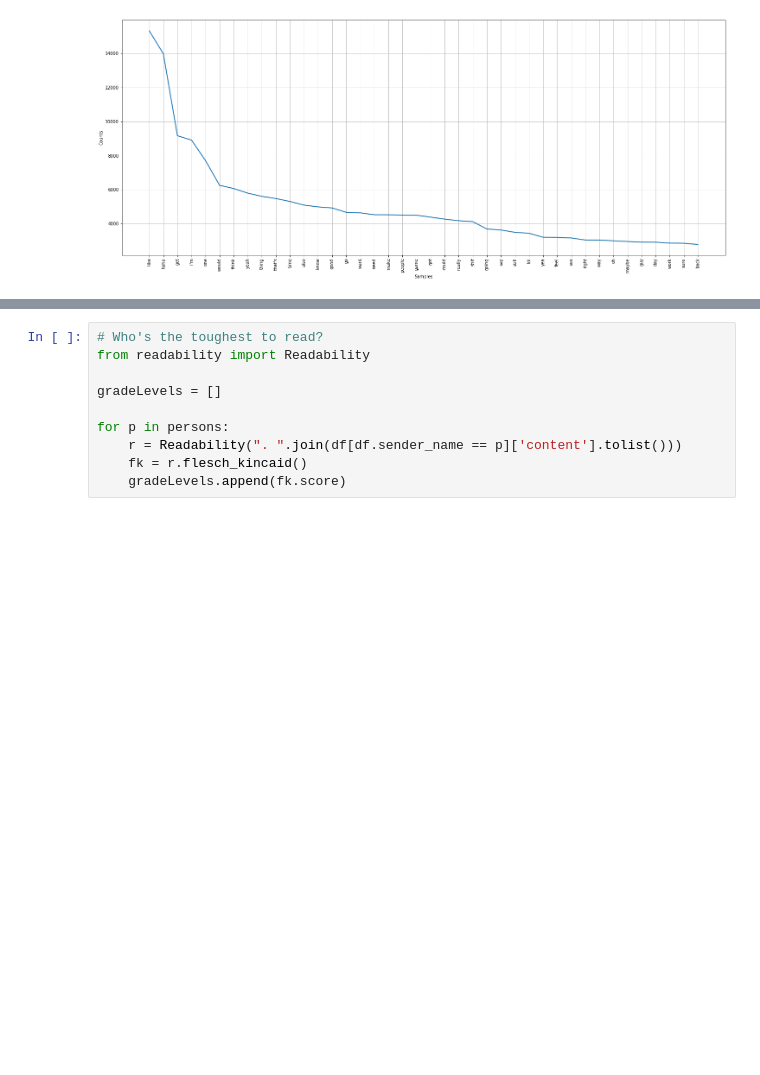
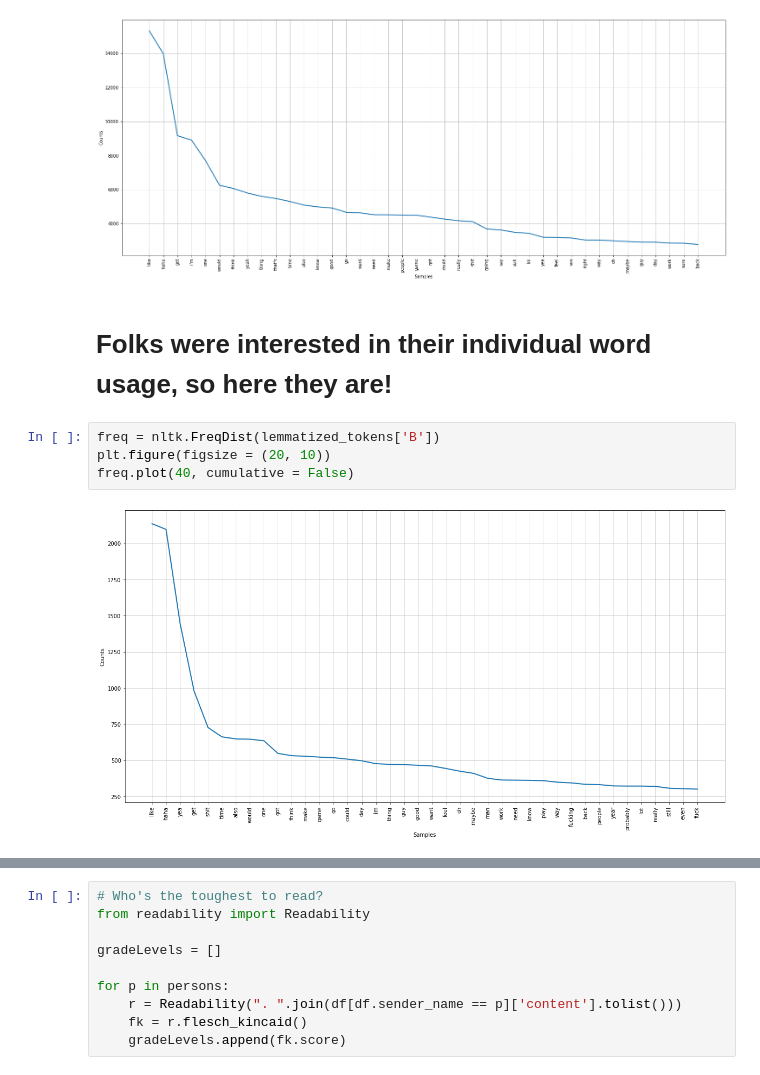
Before and after one commit to bpfrancis/projectsML, a Jupyter notebook: fbChat/analyze.ipynb, the cells around one changed output, grey strips where cells are left out. Drawn from its saved outputs; the diff is of its cells as text; blank space fills up the shorter version.

```diff
--- a/fbChat/analyze.ipynb
+++ b/fbChat/analyze.ipynb
@@ -81,3 +81,11 @@ plt.figure(figsize = (25, 10))
 fig = freq.plot(40, cumulative = False)
 # %% [output]
 [figure]
+# %% [markdown]
+# Folks were interested in their individual word usage, so here they are!
+# %%
+freq = nltk.FreqDist(lemmatized_tokens['B'])
+plt.figure(figsize = (20, 10))
+freq.plot(40, cumulative = False)
+# %% [output]
+[figure, added]
```
Also changed, not shown: parts of 4 cells of this notebook.
